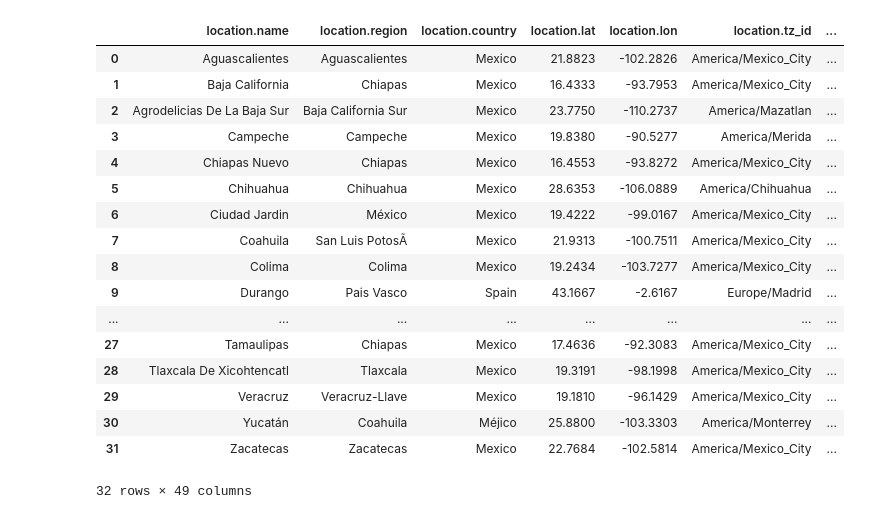
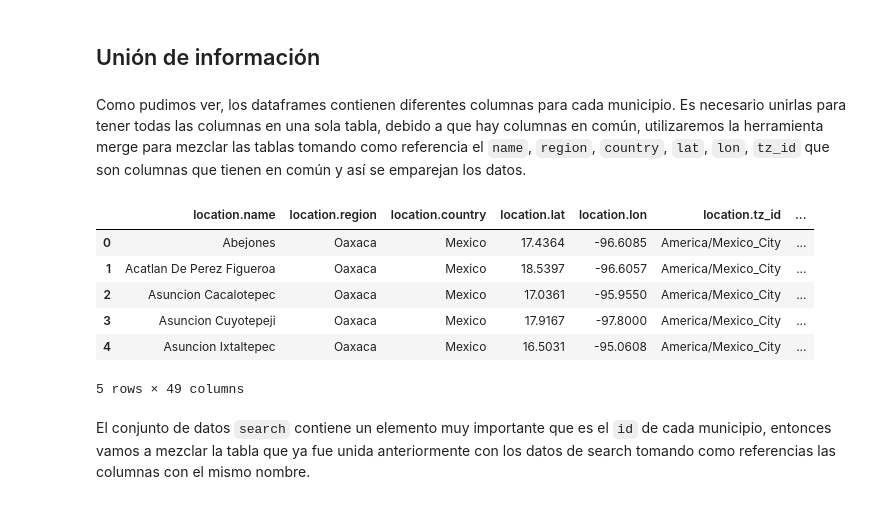
Before and after one commit to cosijoeza/semestre-1, a Jupyter notebook: applied-project/projects/weather/weather.ipynb, the cells around one changed output. Drawn from its saved outputs; the diff is of its cells as text; code cells hidden in the pictures.

```diff
--- a/applied-project/projects/weather/weather.ipynb
+++ b/applied-project/projects/weather/weather.ipynb
@@ -140,6 +96,9 @@ for municipality in municipalities:
+# %%
+load_dotenv()
+API_KEY = os.getenv("API_KEY")
 # %%
 endpoint = "http://api.weatherapi.com/v1/"
-payload = {"key": "cf111e82db2c47119ea162327242212"}
+payload = {"key": API_KEY}
 # %%
 search = "/search.json"
 # %%
@@ -167,11 +112,17 @@ data_search = getApiData(
 current = "/current.json"
 # %%
 data_current = getApiData(
-    endpoint=endpoint + current, payload=payload, locations=locations, getFirst=False
+    endpoint=endpoint + current,
+    payload=payload,
+    municipalities=municipalities,
+    getFirst=False,
 )
 # %%
 astronomy = "/astronomy.json"
 # %%
 data_astronomy = getApiData(
-    endpoint=endpoint + astronomy, payload=payload, locations=locations, getFirst=False
+    endpoint=endpoint + astronomy,
+    payload=payload,
+    municipalities=municipalities,
+    getFirst=False,
 )
@@ -239,36 +169,33 @@ df_astronomy.head()
+# %% [markdown]
+## Unión de información
+# %% [markdown]
+Como pudimos ver, los dataframes contienen diferentes columnas para cada municipio.
+Es necesario unirlas para tener todas las columnas en una sola tabla, debido a que hay columnas en común, utilizaremos la herramienta
+merge para mezclar las tablas tomando como referencia el `name`, `region`, `country`, `lat`, `lon`, `tz_id` que son columnas que tienen en común y así se emparejan los datos.
 # %%
-df_astronomy_current = pd.merge(
+df_astronomy_and_current = pd.merge(
     df_astronomy,
     df_current,
     on=[
         "location.name",
         "location.region",
         "location.country",
         "location.lat",
         "location.lon",
         "location.tz_id",
     ],
 )
-df_astronomy_current
+df_astronomy_and_current.head()
 # %% [output]
 |  | location.name | location.region | location.country | location.lat | location.lon | location.tz_id | ... |
-| 0 | Aguascalientes | Aguascalientes | Mexico | 21.8823 | -102.2826 | America/Mexico_City | ... |
-| 1 | Baja California | Chiapas | Mexico | 16.4333 | -93.7953 | America/Mexico_City | ... |
-| 2 | Agrodelicias De La Baja Sur | Baja California Sur | Mexico | 23.7750 | -110.2737 | America/Mazatlan | ... |
-| 3 | Campeche | Campeche | Mexico | 19.8380 | -90.5277 | America/Merida | ... |
-| 4 | Chiapas Nuevo | Chiapas | Mexico | 16.4553 | -93.8272 | America/Mexico_City | ... |
-| 5 | Chihuahua | Chihuahua | Mexico | 28.6353 | -106.0889 | America/Chihuahua | ... |
-| 6 | Ciudad Jardin | México | Mexico | 19.4222 | -99.0167 | America/Mexico_City | ... |
-| 7 | Coahuila | San Luis PotosÃ­ | Mexico | 21.9313 | -100.7511 | America/Mexico_City | ... |
-| 8 | Colima | Colima | Mexico | 19.2434 | -103.7277 | America/Mexico_City | ... |
-| 9 | Durango | Pais Vasco | Spain | 43.1667 | -2.6167 | Europe/Madrid | ... |
-| ... | ... | ... | ... | ... | ... | ... | ... |
-| 27 | Tamaulipas | Chiapas | Mexico | 17.4636 | -92.3083 | America/Mexico_City | ... |
-| 28 | Tlaxcala De Xicohtencatl | Tlaxcala | Mexico | 19.3191 | -98.1998 | America/Mexico_City | ... |
-| 29 | Veracruz | Veracruz-Llave | Mexico | 19.1810 | -96.1429 | America/Mexico_City | ... |
-| 30 | Yucatán | Coahuila | Méjico | 25.8800 | -103.3303 | America/Monterrey | ... |
-| 31 | Zacatecas | Zacatecas | Mexico | 22.7684 | -102.5814 | America/Mexico_City | ... |
+| 0 | Abejones | Oaxaca | Mexico | 17.4364 | -96.6085 | America/Mexico_City | ... |
+| 1 | Acatlan De Perez Figueroa | Oaxaca | Mexico | 18.5397 | -96.6057 | America/Mexico_City | ... |
+| 2 | Asuncion Cacalotepec | Oaxaca | Mexico | 17.0361 | -95.9550 | America/Mexico_City | ... |
+| 3 | Asuncion Cuyotepeji | Oaxaca | Mexico | 17.9167 | -97.8000 | America/Mexico_City | ... |
+| 4 | Asuncion Ixtaltepec | Oaxaca | Mexico | 16.5031 | -95.0608 | America/Mexico_City | ... |
-32 rows × 49 columns
+5 rows × 49 columns
+# %% [markdown]
+El conjunto de datos `search` contiene un elemento muy importante que es el `id` de cada municipio, entonces vamos a mezclar la tabla que ya fue unida anteriormente con los datos de search tomando como referencias las columnas con el mismo nombre.
 # %%
 df_full = pd.merge(
     df_search,
```
Also changed, not shown: parts of 35 cells of this notebook.
